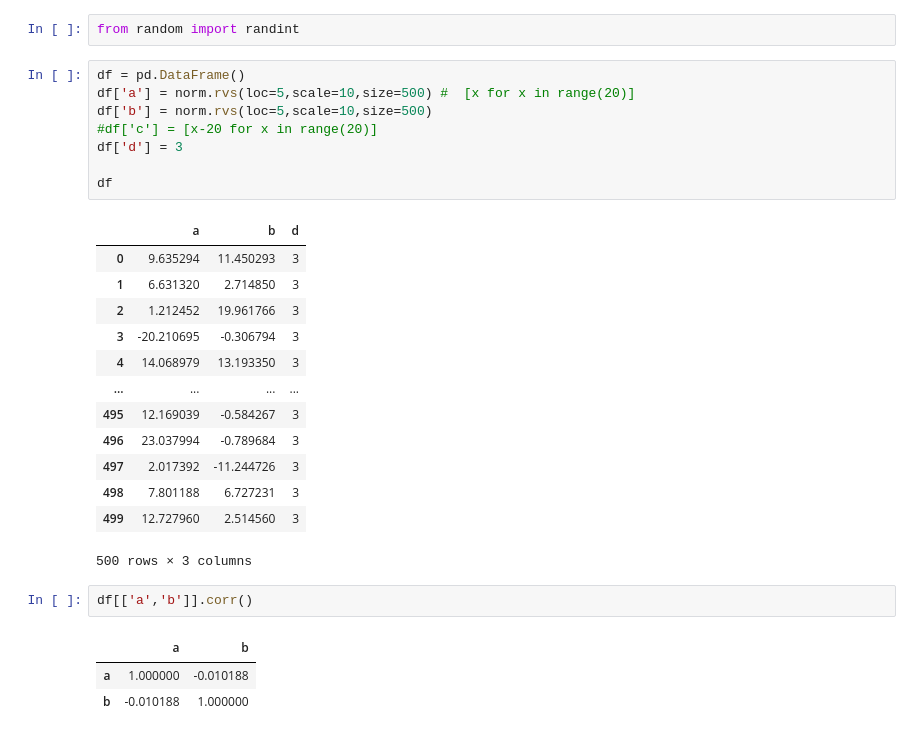
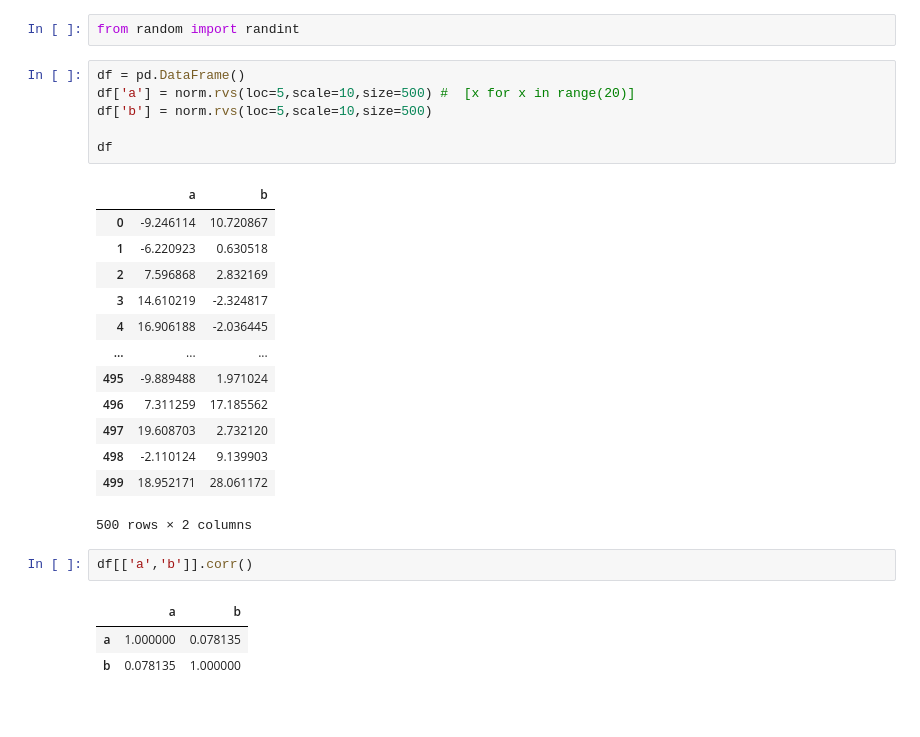
Before and after one commit to Pkangokar/DS601_Spring22, a Jupyter notebook: Week12/notebooks/ttest.ipynb, the cells around one changed output. Cells and saved outputs as stored; diff of their text form.

```diff
--- a/Week12/notebooks/ttest.ipynb
+++ b/Week12/notebooks/ttest.ipynb
@@ -212,31 +212,29 @@ from random import randint
 # %%
 df = pd.DataFrame()
 df['a'] = norm.rvs(loc=5,scale=10,size=500) #  [x for x in range(20)]
 df['b'] = norm.rvs(loc=5,scale=10,size=500)
-#df['c'] = [x-20 for x in range(20)]
-df['d'] = 3
 
 df
 # %% [output]
-|  | a | b | d |
-| 0 | 9.635294 | 11.450293 | 3 |
-| 1 | 6.631320 | 2.714850 | 3 |
-| 2 | 1.212452 | 19.961766 | 3 |
-| 3 | -20.210695 | -0.306794 | 3 |
-| 4 | 14.068979 | 13.193350 | 3 |
-| ... | ... | ... | ... |
-| 495 | 12.169039 | -0.584267 | 3 |
-| 496 | 23.037994 | -0.789684 | 3 |
-| 497 | 2.017392 | -11.244726 | 3 |
-| 498 | 7.801188 | 6.727231 | 3 |
-| 499 | 12.727960 | 2.514560 | 3 |
+|  | a | b |
+| 0 | -9.246114 | 10.720867 |
+| 1 | -6.220923 | 0.630518 |
+| 2 | 7.596868 | 2.832169 |
+| 3 | 14.610219 | -2.324817 |
+| 4 | 16.906188 | -2.036445 |
+| ... | ... | ... |
+| 495 | -9.889488 | 1.971024 |
+| 496 | 7.311259 | 17.185562 |
+| 497 | 19.608703 | 2.732120 |
+| 498 | -2.110124 | 9.139903 |
+| 499 | 18.952171 | 28.061172 |
-500 rows × 3 columns
+500 rows × 2 columns
 # %%
 df[['a','b']].corr()
 # %% [output]
 |  | a | b |
-| a | 1.000000 | -0.010188 |
-| b | -0.010188 | 1.000000 |
+| a | 1.000000 | 0.078135 |
+| b | 0.078135 | 1.000000 |
 # %%
 df = pd.DataFrame()
 df['a'] =  [x for x in range(20)]
```
Also changed, not shown: parts of 6 cells of this notebook, 1 other file.
